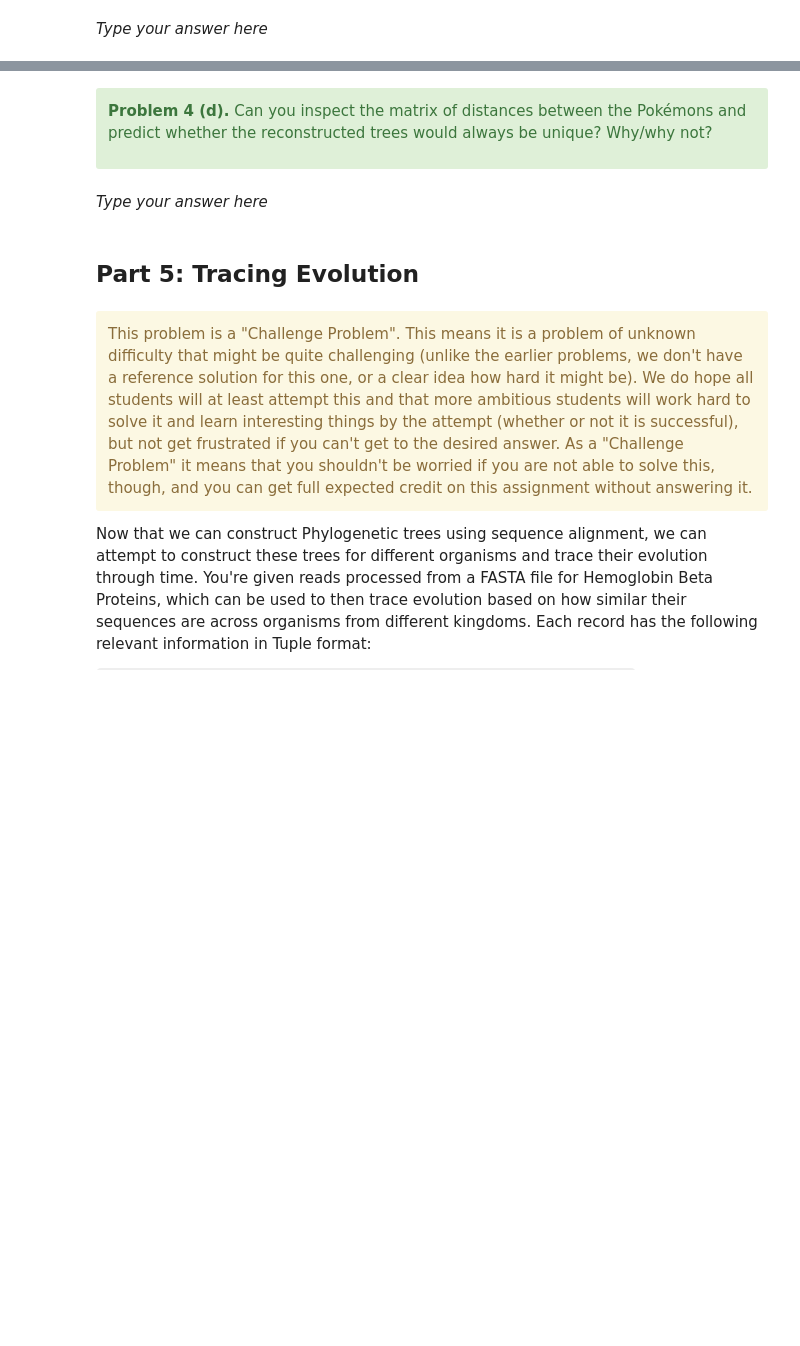
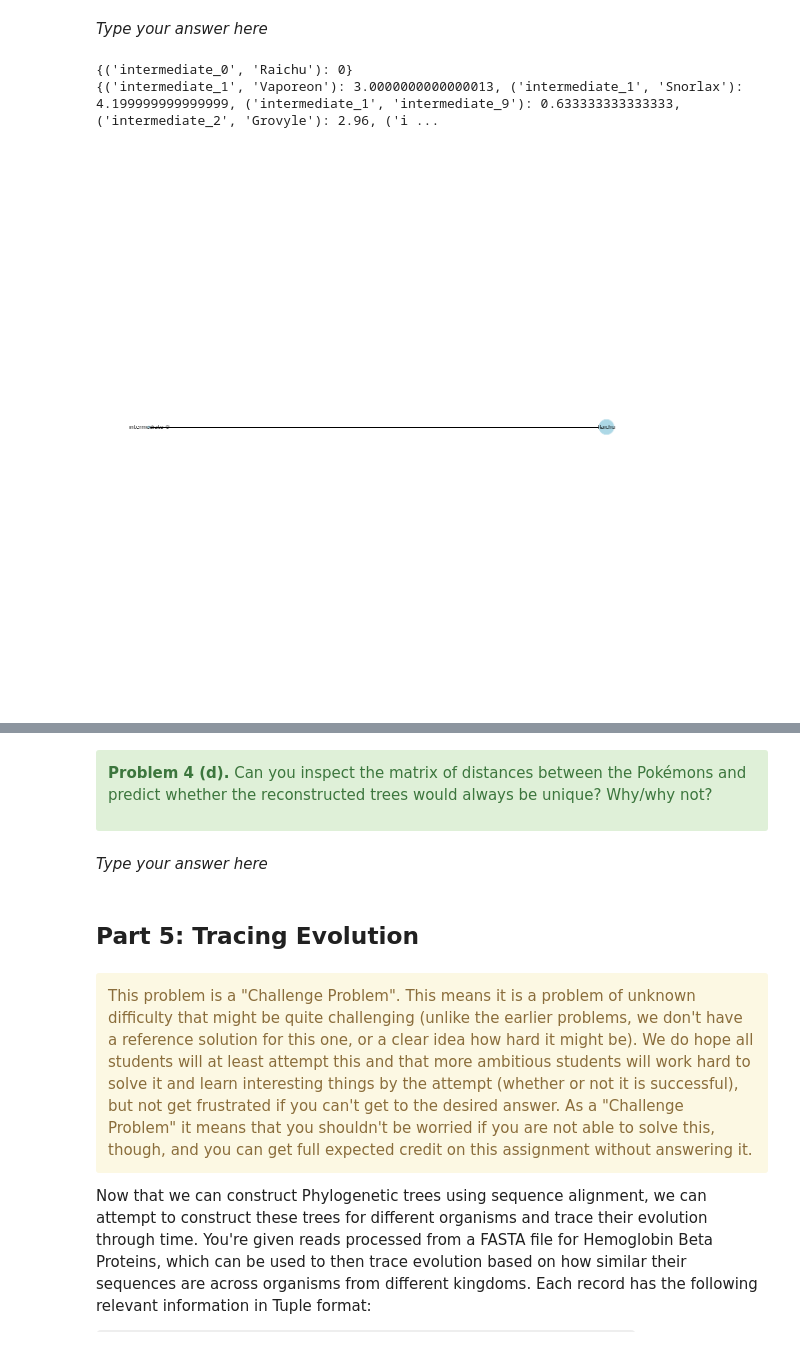
Before and after one commit to basilahmad01/Project-2-2022F, a Jupyter notebook: project2.ipynb, the cells around one changed output, grey strips where cells are left out. Cells and saved outputs as stored; diff of their text form; code cells hidden in the pictures; blank space fills up the shorter version.

```diff
--- a/project2.ipynb
+++ b/project2.ipynb
@@ -659,0 +693,21 @@ For this part, feel free to use any of `networkx`'s in-built functions (or any g
+# %%
+s1 = []
+s1_names = list(cluster_1)
+s2 = []
+s2_names = list(cluster_2)
+
+s1_names = [ x for x in s1_names if "intermediate" not in x ]
+s2_names = [ x for x in s2_names if "intermediate" not in x ]
+
+for s in s1_names:
+    if s in seq_map:
+        s1.append(seq_map[s])
+
+for s in s2_names:
+    if s in seq_map:
+        s2.append(seq_map[s])
+
+print(s1)
+print(s1_names)
+print(s2)
+print(s2_names)
@@ -660,2 +719,26 @@ For this part, feel free to use any of `networkx`'s in-built functions (or any g
 # %% [markdown]
 _Type your answer here_
+# %%
+dis1 = create_matrix(s1)
+
+final_dict1 = collections.defaultdict(dict)
+G = construct_alignment(dis1, s1_names,1, final_dict1)
+theG1 = nx.Graph(final_dict1)
+draw_graph_nice(theG1)
+
+
+print(nx.get_edge_attributes(theG1,"weight"))
+
+dis2 = create_matrix(s2)
+
+final_dict2 = collections.defaultdict(dict)
+G = construct_alignment(dis2, s2_names,1, final_dict2)
+theG2 = nx.Graph(final_dict2)
+draw_graph_nice(theG2)
+
+
+print(nx.get_edge_attributes(theG2,"weight"))
+# %% [output]
+{('intermediate_0', 'Raichu'): 0}
+{('intermediate_1', 'Vaporeon'): 3.0000000000000013, ('intermediate_1', 'Snorlax'): 4.199999999999999, ('intermediate_1', 'intermediate_9'): 0.633333333333333, ('intermediate_2', 'Grovyle'): 2.96, ('i ...
+[figure, added]
```
Also changed, not shown: parts of 13 cells of this notebook.
